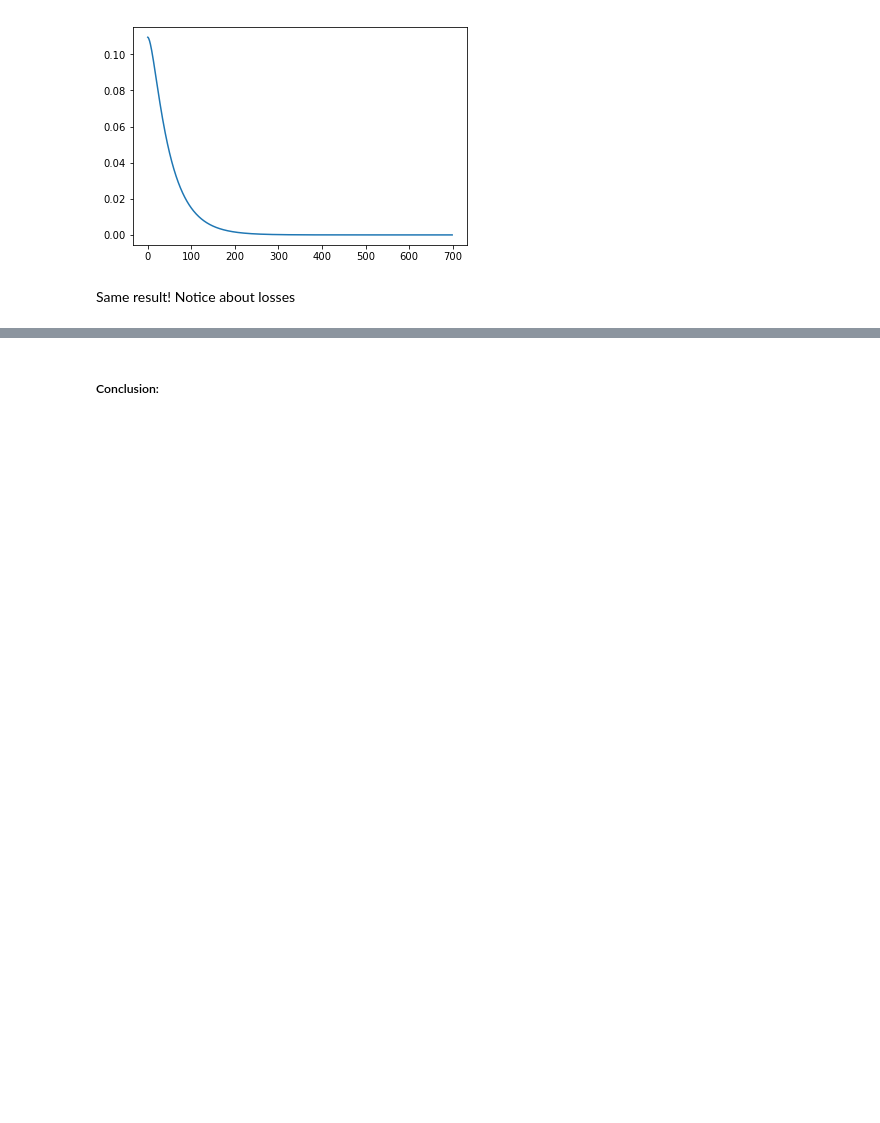
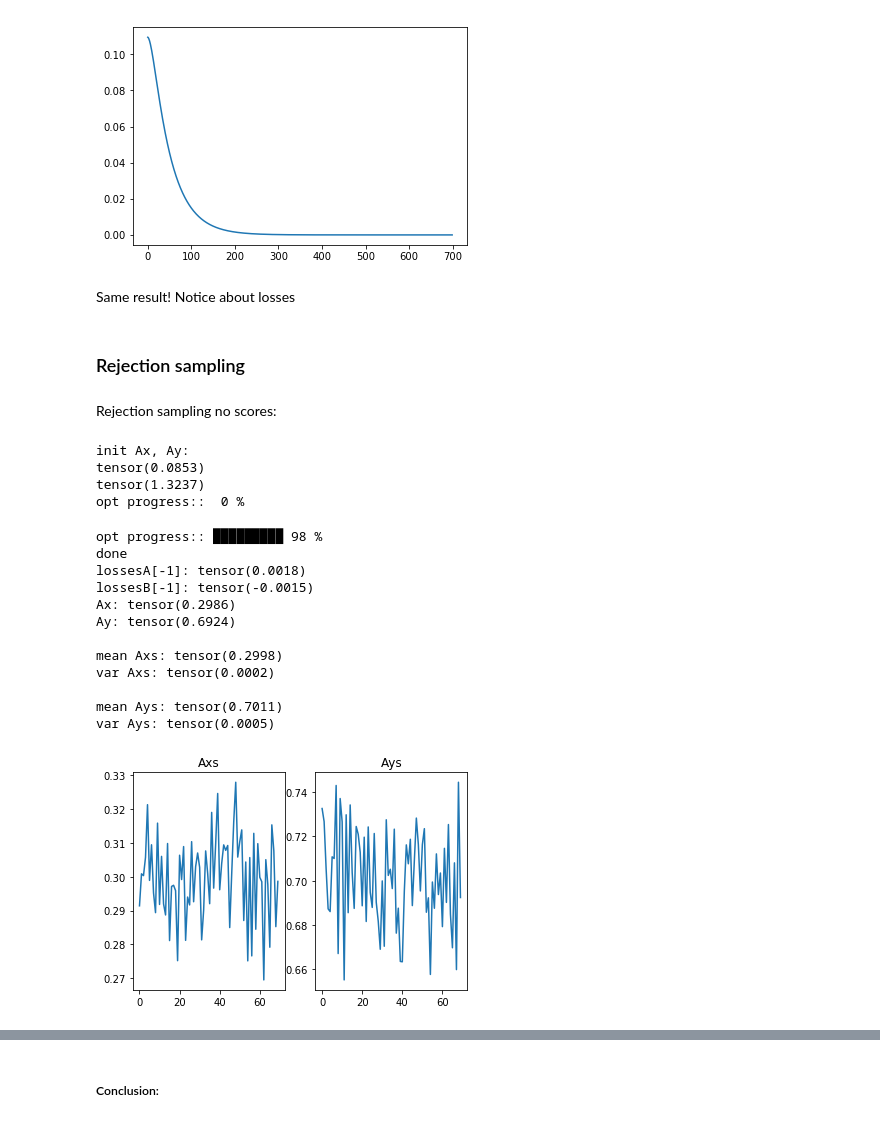
Before and after one commit to dglyzin/epireadgen, a Jupyter notebook: notebooks/showing_correctness_of_maxmin.ipynb, the cells around one changed output, grey strips where cells are left out. Drawn from its saved outputs; the diff is of its cells as text; code cells hidden in the pictures; blank space fills up the shorter version.

```diff
--- a/notebooks/showing_correctness_of_maxmin.ipynb
+++ b/notebooks/showing_correctness_of_maxmin.ipynb
@@ -86,3 +86,7 @@ Ay: tensor(0.6998, requires_grad=True)
 [figure]
 # %% [markdown]
 Same result! Notice about losses
+# %% [markdown]
+### Rejection sampling
+# %% [markdown]
+Rejection sampling no scores:
@@ -88,0 +95,21 @@ Same result! Notice about losses
+# %%
+rejsam.test_maxmin_seddle(
+    70, sampler_steps=70, use_score=False, threshold=0.0, max_counter=3000, dbg=False)
+# %% [output]
+init Ax, Ay:
+tensor(0.0853)
+tensor(1.3237)
+opt progress::  0 %
+opt progress:: █████████ 98 %
+done
+lossesA[-1]: tensor(0.0018)
+lossesB[-1]: tensor(-0.0015)
+Ax: tensor(0.2986)
+Ay: tensor(0.6924)
+
+mean Axs: tensor(0.2998)
+var Axs: tensor(0.0002)
+
+mean Ays: tensor(0.7011)
+var Ays: tensor(0.0005)
+[figure, added]
```
Also changed, not shown: parts of 12 cells of this notebook, 5 other files.
